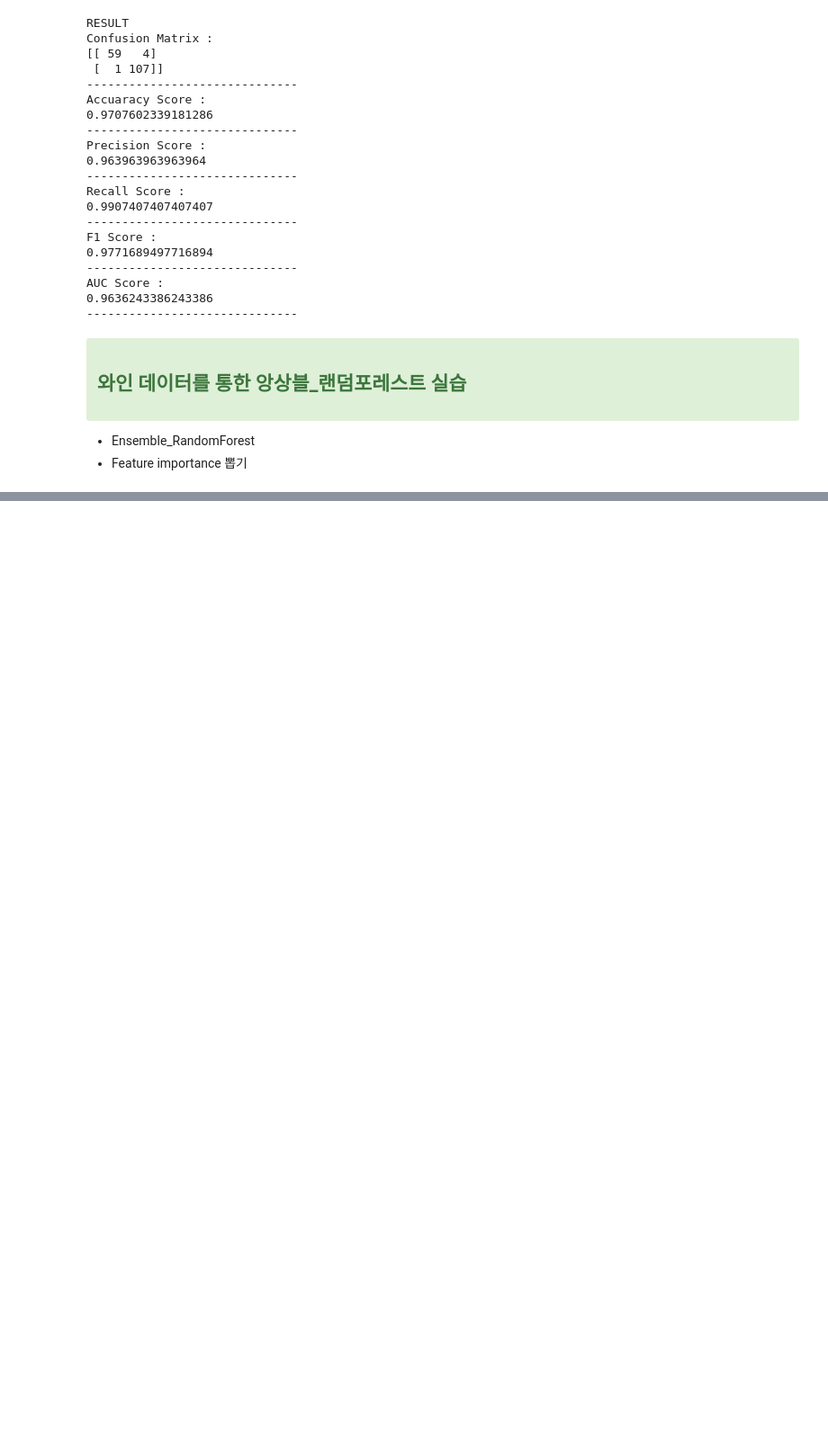
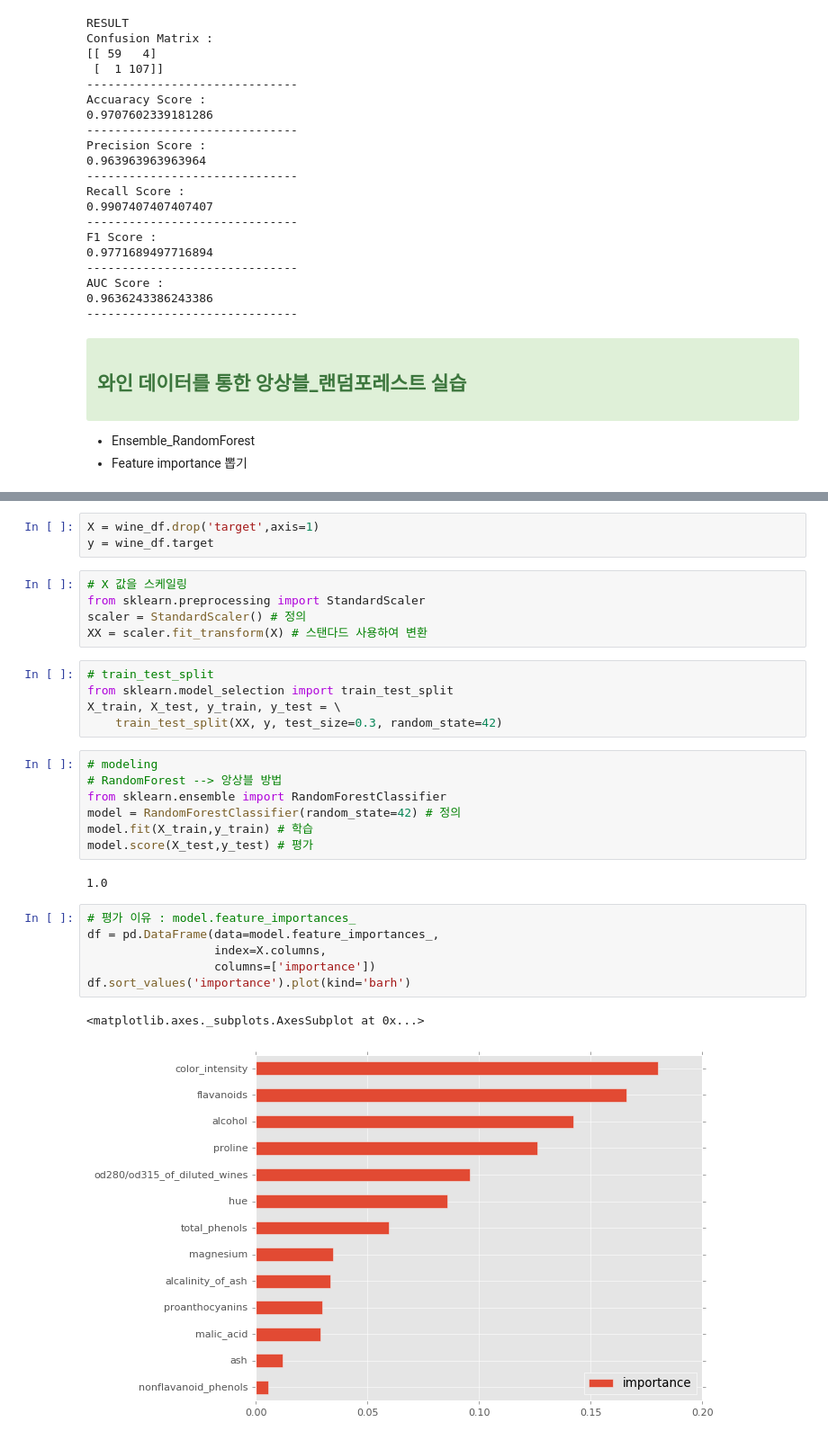
Before and after one commit to hoesungryu/blockchain-devML-course, a Jupyter notebook: code/Day05/Day05_03_Ensemble_ExtraClassifier and RandomForest.ipynb, the cells around one changed output, grey strips where cells are left out. Shown at 90% size. Saved outputs shown, nothing was run; the diff lists cells and outputs as text; blank space fills up the shorter version.

```diff
--- a/code/Day05/Day05_03_Ensemble_ExtraClassifier and RandomForest.ipynb
+++ b/code/Day05/Day05_03_Ensemble_ExtraClassifier and RandomForest.ipynb
@@ -215,0 +223,31 @@ wine_df.head()
+# %%
+X = wine_df.drop('target',axis=1)
+y = wine_df.target
+# %%
+# X 값을 스케일링
+from sklearn.preprocessing import StandardScaler
+scaler = StandardScaler() # 정의
+XX = scaler.fit_transform(X) # 스탠다드 사용하여 변환
+# %%
+# train_test_split
+from sklearn.model_selection import train_test_split
+X_train, X_test, y_train, y_test = \
+    train_test_split(XX, y, test_size=0.3, random_state=42)
+# %%
+# modeling
+# RandomForest --> 앙상블 방법
+from sklearn.ensemble import RandomForestClassifier
+model = RandomForestClassifier(random_state=42) # 정의
+model.fit(X_train,y_train) # 학습
+model.score(X_test,y_test) # 평가
+# %% [output]
+1.0
+# %%
+# 평가 이유 : model.feature_importances_
+df = pd.DataFrame(data=model.feature_importances_,
+                  index=X.columns,
+                  columns=['importance'])
+df.sort_values('importance').plot(kind='barh')
+# %% [output]
+<matplotlib.axes._subplots.AxesSubplot at 0x...>
+[figure, added]
```
Also changed, not shown: parts of 3 cells of this notebook, 4 other files.
